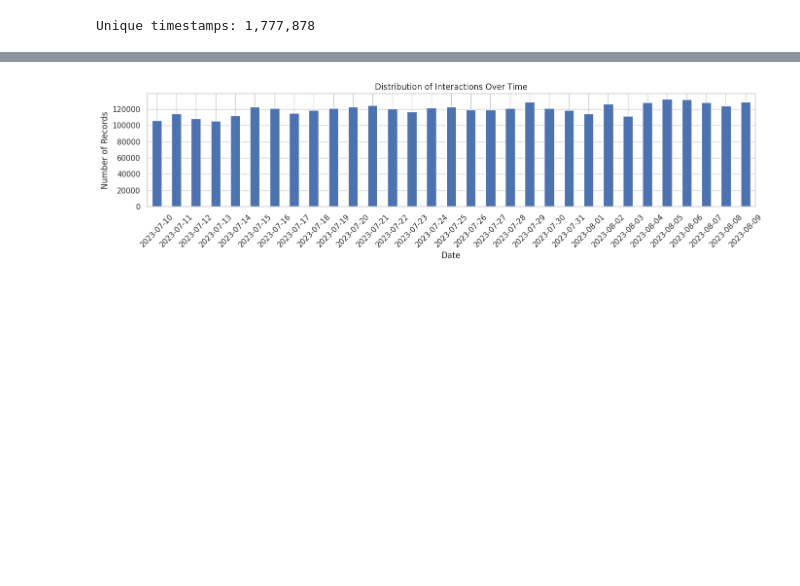
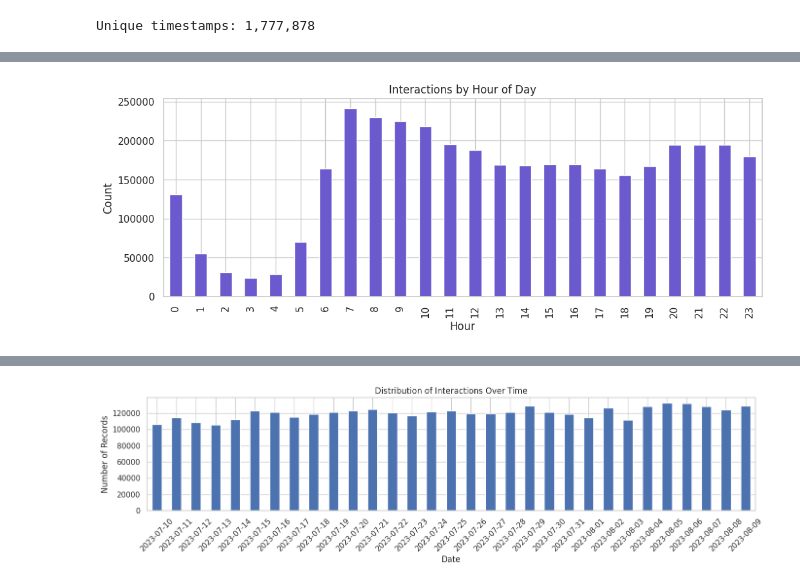
Before and after one commit to sheebaboy33/ColdFusionX, a Jupyter notebook: notebooks/00_data_analysis.ipynb, the cells around one changed output, grey strips where cells are left out. Drawn from its saved outputs; the diff is of its cells as text; code cells hidden in the pictures; blank space fills up the shorter version.

```diff
--- a/notebooks/00_data_analysis.ipynb
+++ b/notebooks/00_data_analysis.ipynb
@@ -291,0 +320,13 @@ Unique timestamps: 1,777,878
+# %%
+# Hour of interaction
+df['hour'] = df['log_time'].dt.hour
+
+# Plot frequency by hour
+df['hour'].value_counts().sort_index().plot(kind='bar', color='slateblue', figsize=(12, 4))
+plt.title("Interactions by Hour of Day")
+plt.xlabel("Hour")
+plt.ylabel("Count")
+plt.grid(True)
+plt.show()
+# %% [output]
+[figure, added]
```
Also changed, not shown: parts of 21 cells of this notebook.
